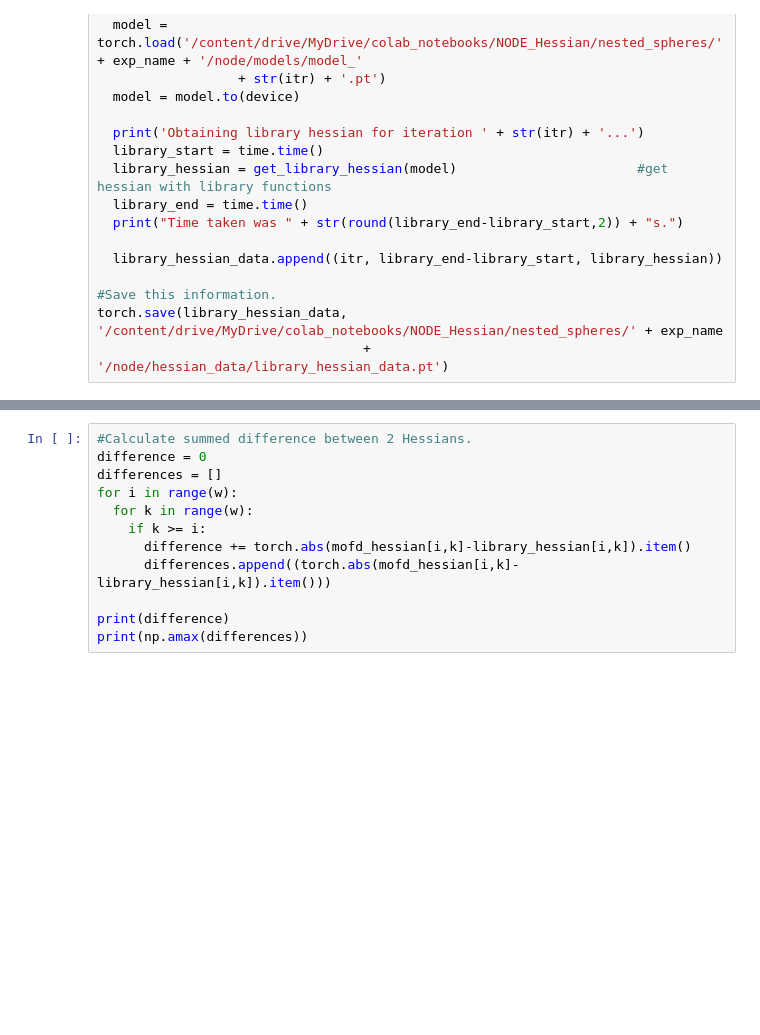
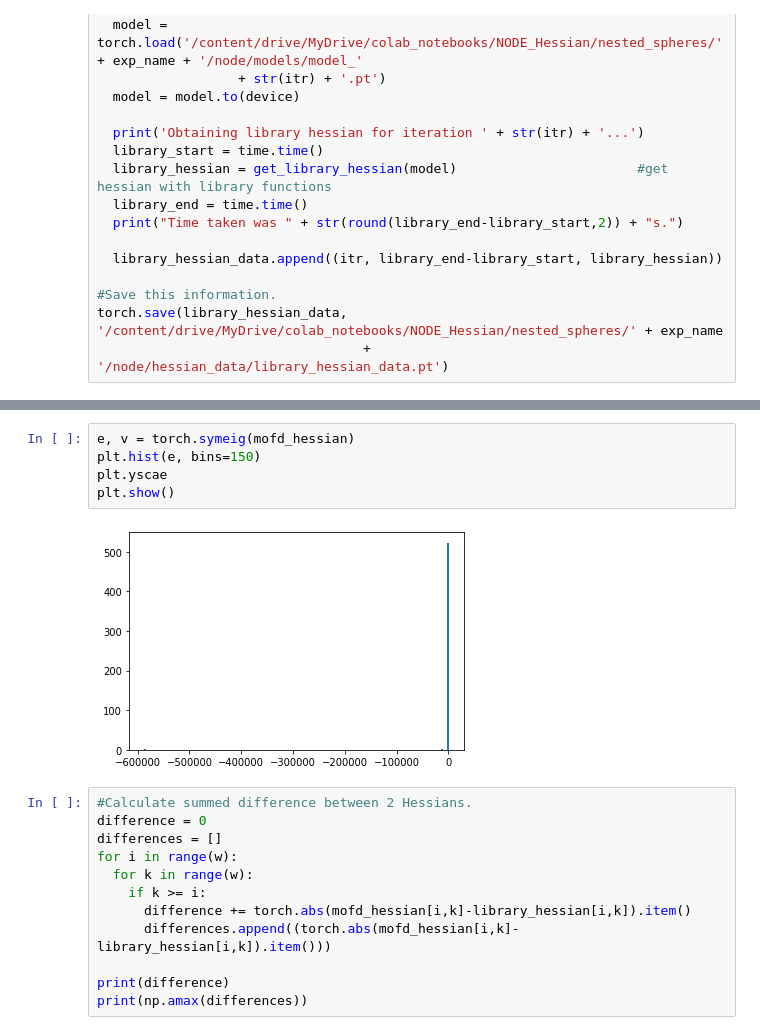
Before and after one commit to Lawrencium256/NODE_Hessian, a Jupyter notebook: nested_spheres/nested_spheres_hessian_calculation.ipynb, the cells around one changed output, grey strips where cells are left out. Drawn from its saved outputs; the diff is of its cells as text; blank space fills up the shorter version.

```diff
--- a/nested_spheres/nested_spheres_hessian_calculation.ipynb
+++ b/nested_spheres/nested_spheres_hessian_calculation.ipynb
@@ -583,3 +583,10 @@ Iterations remaining: 20549, Element: 306.04786316335003
+# %%
+e, v = torch.symeig(mofd_hessian)
+plt.hist(e, bins=150)
+plt.yscae
+plt.show()
+# %% [output]
+[figure, added]
 # %%
 #Calculate summed difference between 2 Hessians.
 difference = 0
```
Also changed, not shown: parts of 1 cell of this notebook, 1 other file.
